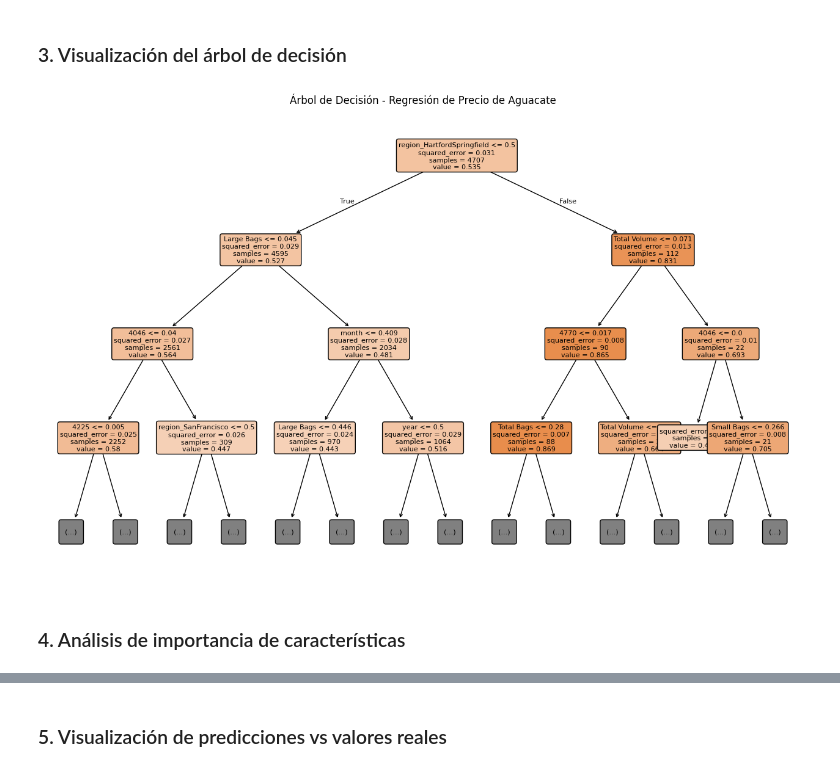
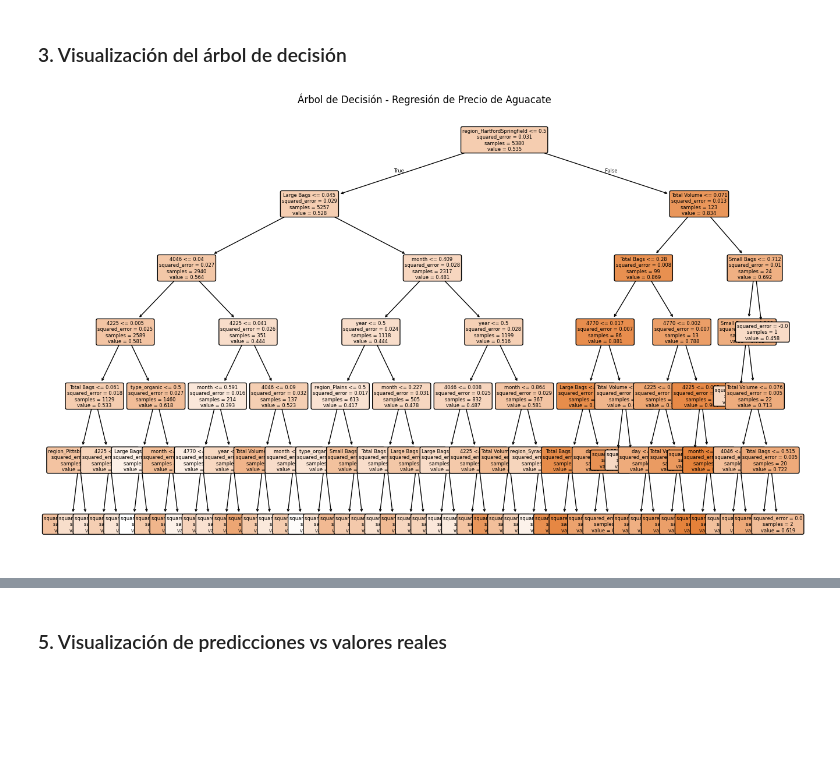
Before and after one commit to Samth18/Proyecto2-CienciaDatos, a Jupyter notebook: avocado-regression-project/models/decision_tree/decisionTreeRegressor.ipynb, the cells around one changed output, grey strips where cells are left out. Cells and saved outputs as stored; diff of their text form; code cells hidden in the pictures; blank space fills up the shorter version.

```diff
--- a/avocado-regression-project/models/decision_tree/decisionTreeRegressor.ipynb
+++ b/avocado-regression-project/models/decision_tree/decisionTreeRegressor.ipynb
@@ -57,9 +60,9 @@ X = df.drop(columns=['Unnamed: 0', 'AveragePrice'])  # Eliminar índice y variab
 y = df['AveragePrice']  # Precio promedio como variable objetivo
 feature_names = X.columns
 
-# Dividir datos en entrenamiento y prueba (70/30)
+# Dividir datos en entrenamiento y prueba (80/20)
 X_train, X_test, y_train, y_test = train_test_split(
-    X, y, test_size=0.3, random_state=42
+    X, y, test_size=0.2, random_state=42
 )
 
 print(f"\nDimensiones de los datos de entrenamiento: {X_train.shape}")
@@ -106,17 +257,15 @@ Decision Tree R2: 0.377
 # %%
 # Visualización del árbol entrenado (limitando a un tamaño manejable)
 plt.figure(figsize=(16, 10))
 plot_tree(
     dt_reg,
     feature_names=feature_names,
     filled=True,
     rounded=True,
-    fontsize=8,
-    max_depth=3  # Limitando la profundidad para visualización
+    fontsize=6,
+    max_depth=8  # Limite de la profundidad para visualización
 )
 plt.title("Árbol de Decisión - Regresión de Precio de Aguacate")
 plt.show()
 # %% [output]
-[figure, old version]
+[figure, new version]
-# %% [markdown]
-### 4. Análisis de importancia de características
```
Also changed, not shown: parts of 14 cells of this notebook.
